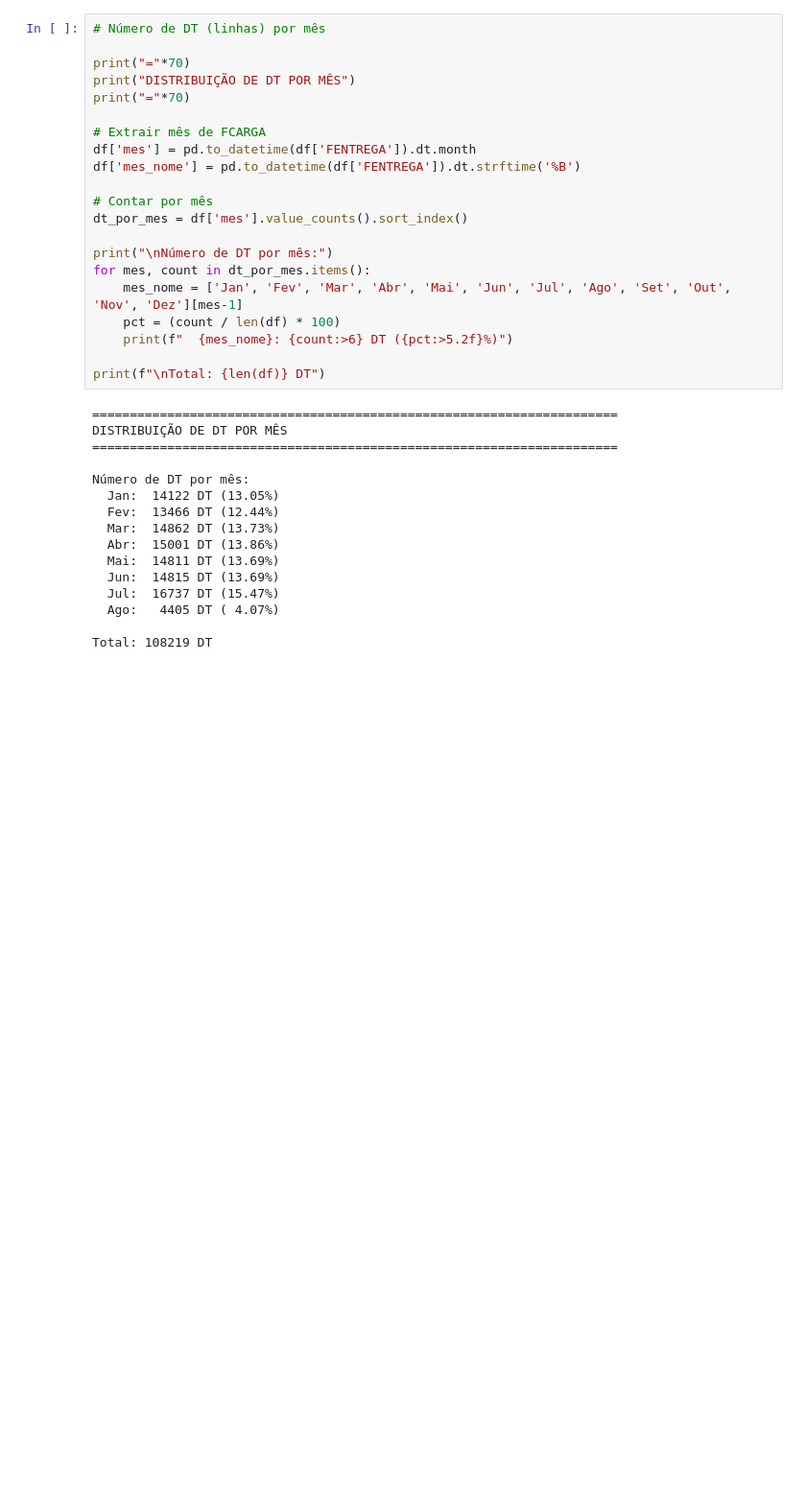
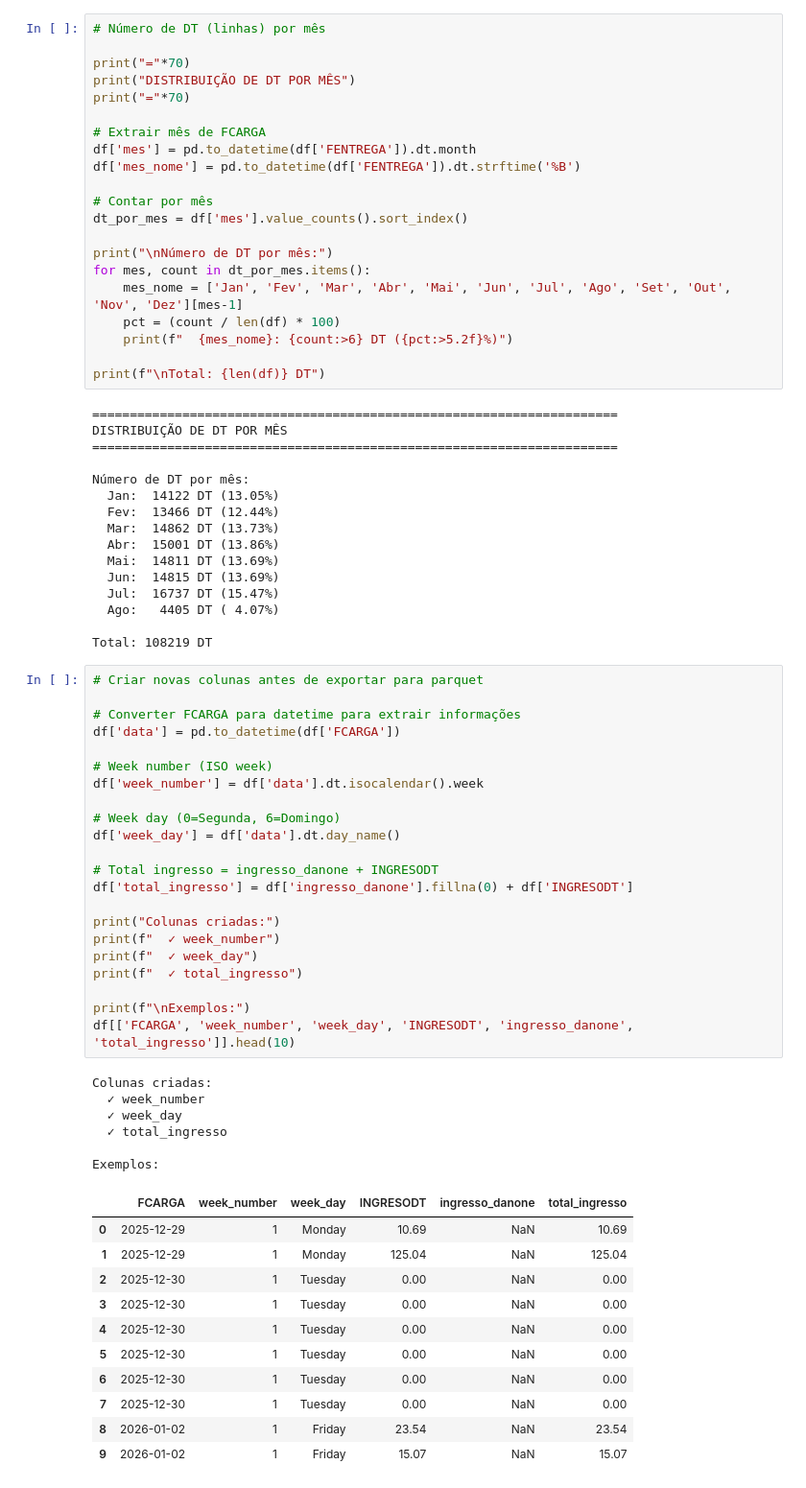
Before and after one commit to ruben-filipe-rocha/Salvesen, a Jupyter notebook: 02.Finance/01_Fin_PBI_inform_27_v2.ipynb, the cells around one changed output. Shown at 96% size. Drawn from its saved outputs; the diff is of its cells as text; blank space fills up the shorter version.

```diff
--- a/02.Finance/01_Fin_PBI_inform_27_v2.ipynb
+++ b/02.Finance/01_Fin_PBI_inform_27_v2.ipynb
@@ -302,6 +302,46 @@ Número de DT por mês:
   Ago:   4405 DT ( 4.07%)
 
 Total: 108219 DT
+# %%
+# Criar novas colunas antes de exportar para parquet
+
+# Converter FCARGA para datetime para extrair informações
+df['data'] = pd.to_datetime(df['FCARGA'])
+
+# Week number (ISO week)
+df['week_number'] = df['data'].dt.isocalendar().week
+
+# Week day (0=Segunda, 6=Domingo)
+df['week_day'] = df['data'].dt.day_name()
+
+# Total ingresso = ingresso_danone + INGRESODT
+df['total_ingresso'] = df['ingresso_danone'].fillna(0) + df['INGRESODT']
+
+print("Colunas criadas:")
+print(f"  ✓ week_number")
+print(f"  ✓ week_day")
+print(f"  ✓ total_ingresso")
+
+print(f"\nExemplos:")
+df[['FCARGA', 'week_number', 'week_day', 'INGRESODT', 'ingresso_danone', 'total_ingresso']].head(10)
+# %% [output]
+Colunas criadas:
+  ✓ week_number
+  ✓ week_day
+  ✓ total_ingresso
+
+Exemplos:
+|  | FCARGA | week_number | week_day | INGRESODT | ingresso_danone | total_ingresso |
+| 0 | 2025-12-29 | 1 | Monday | 10.69 | NaN | 10.69 |
+| 1 | 2025-12-29 | 1 | Monday | 125.04 | NaN | 125.04 |
+| 2 | 2025-12-30 | 1 | Tuesday | 0.00 | NaN | 0.00 |
+| 3 | 2025-12-30 | 1 | Tuesday | 0.00 | NaN | 0.00 |
+| 4 | 2025-12-30 | 1 | Tuesday | 0.00 | NaN | 0.00 |
+| 5 | 2025-12-30 | 1 | Tuesday | 0.00 | NaN | 0.00 |
+| 6 | 2025-12-30 | 1 | Tuesday | 0.00 | NaN | 0.00 |
+| 7 | 2025-12-30 | 1 | Tuesday | 0.00 | NaN | 0.00 |
+| 8 | 2026-01-02 | 1 | Friday | 23.54 | NaN | 23.54 |
+| 9 | 2026-01-02 | 1 | Friday | 15.07 | NaN | 15.07 |
 # %%
 caminho_parquet = r"C:\Users\LISARR\Documents\python\01.Financeiro\inform_27_2026_final.parquet"
 
```
Also changed, not shown: parts of 1 cell of this notebook, 1 other file.
